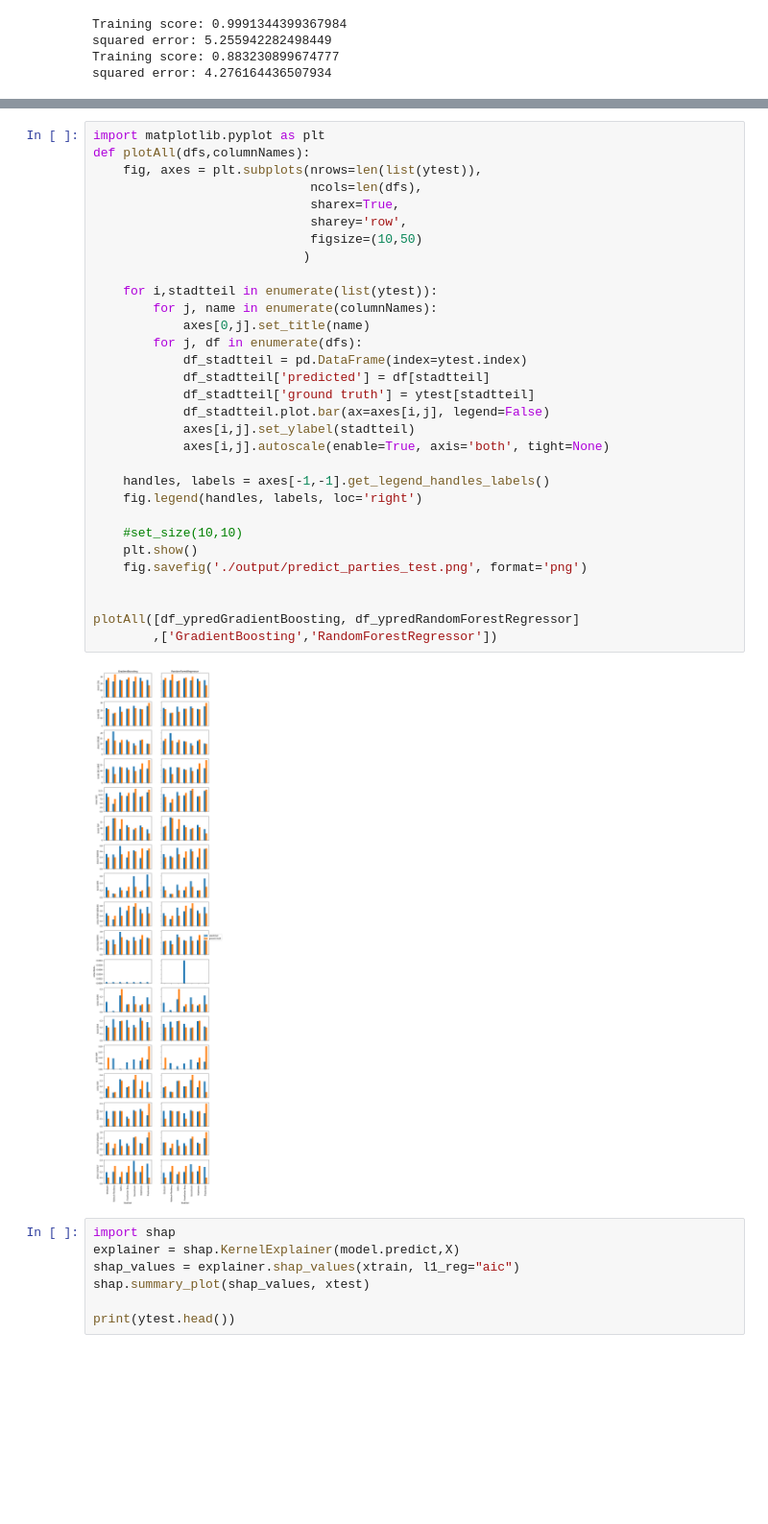
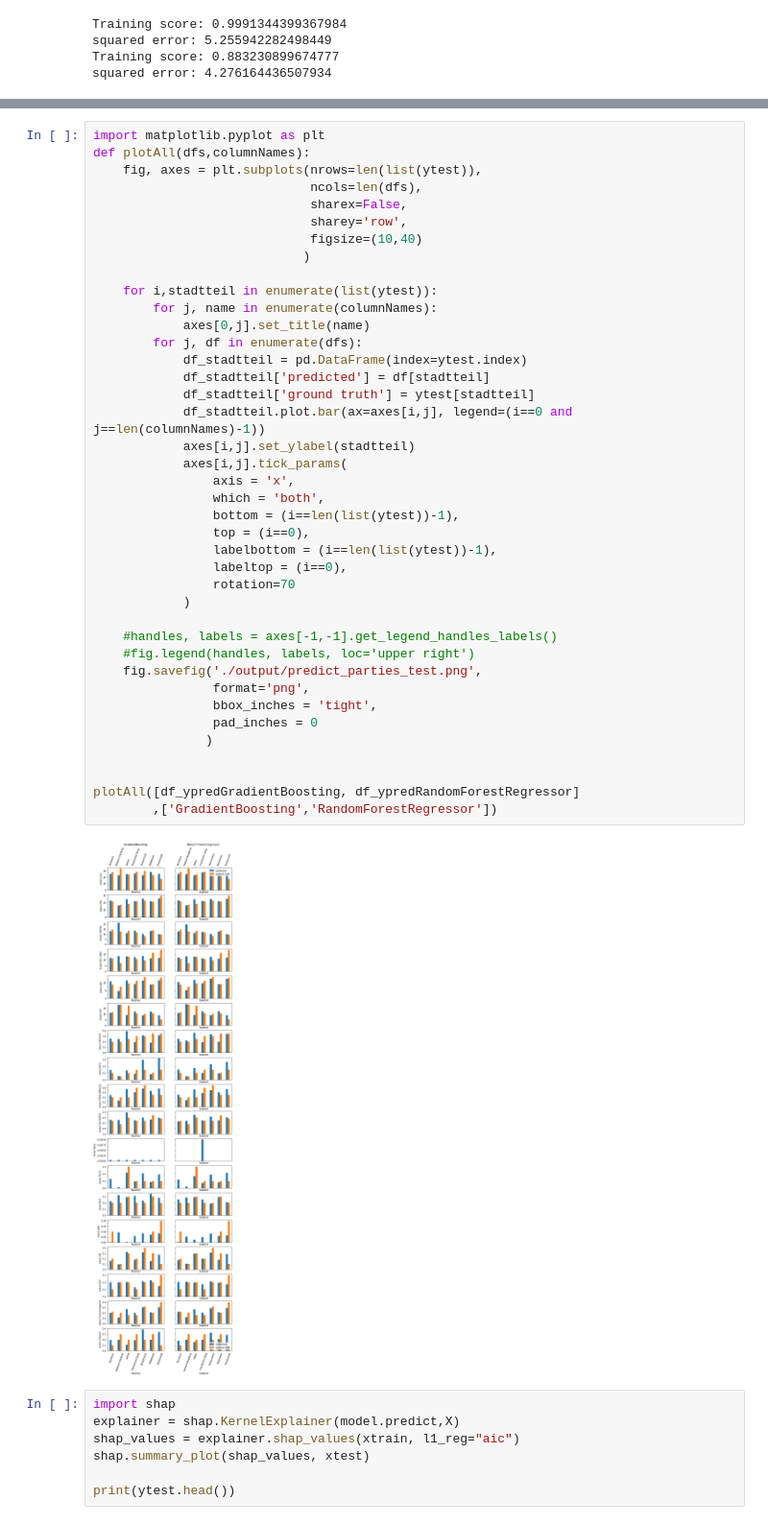
Before and after one commit to 5yntek/DataScienceProject, a Jupyter notebook: regression.ipynb, the cells around one changed output, grey strips where cells are left out. Shown at 96% size. Drawn from its saved outputs; the diff is of its cells as text; blank space fills up the shorter version.

Commit message:
some change in plot

```diff
--- a/regression.ipynb
+++ b/regression.ipynb
@@ -89,36 +89,45 @@ display(df_ypredRandomForestRegressor.head())
 # %%
 import matplotlib.pyplot as plt
 def plotAll(dfs,columnNames):
     fig, axes = plt.subplots(nrows=len(list(ytest)),
                              ncols=len(dfs),
-                             sharex=True,
+                             sharex=False,
                              sharey='row',
-                             figsize=(10,50)
+                             figsize=(10,40)
                             )
 
     for i,stadtteil in enumerate(list(ytest)):
         for j, name in enumerate(columnNames):
             axes[0,j].set_title(name)
         for j, df in enumerate(dfs):
             df_stadtteil = pd.DataFrame(index=ytest.index)
             df_stadtteil['predicted'] = df[stadtteil]
             df_stadtteil['ground truth'] = ytest[stadtteil]
-            df_stadtteil.plot.bar(ax=axes[i,j], legend=False)
+            df_stadtteil.plot.bar(ax=axes[i,j], legend=(i==0 and j==len(columnNames)-1))
             axes[i,j].set_ylabel(stadtteil)
-            axes[i,j].autoscale(enable=True, axis='both', tight=None)
+            axes[i,j].tick_params(
+                axis = 'x',
+                which = 'both',
+                bottom = (i==len(list(ytest))-1),
+                top = (i==0),
+                labelbottom = (i==len(list(ytest))-1),
+                labeltop = (i==0),
+                rotation=70
+            )
 
-    handles, labels = axes[-1,-1].get_legend_handles_labels()
-    fig.legend(handles, labels, loc='right')
-
-    #set_size(10,10)
-    plt.show()
-    fig.savefig('./output/predict_parties_test.png', format='png')
+    #handles, labels = axes[-1,-1].get_legend_handles_labels()
+    #fig.legend(handles, labels, loc='upper right')
+    fig.savefig('./output/predict_parties_test.png',
+                format='png',
+                bbox_inches = 'tight',
+                pad_inches = 0
+               )
 
 
 plotAll([df_ypredGradientBoosting, df_ypredRandomForestRegressor]
         ,['GradientBoosting','RandomForestRegressor'])
 # %% [output]
-[figure, old version]
+[figure, new version]
 # %%
 import shap
 explainer = shap.KernelExplainer(model.predict,X)
```
Also changed, not shown: 1 other file.
